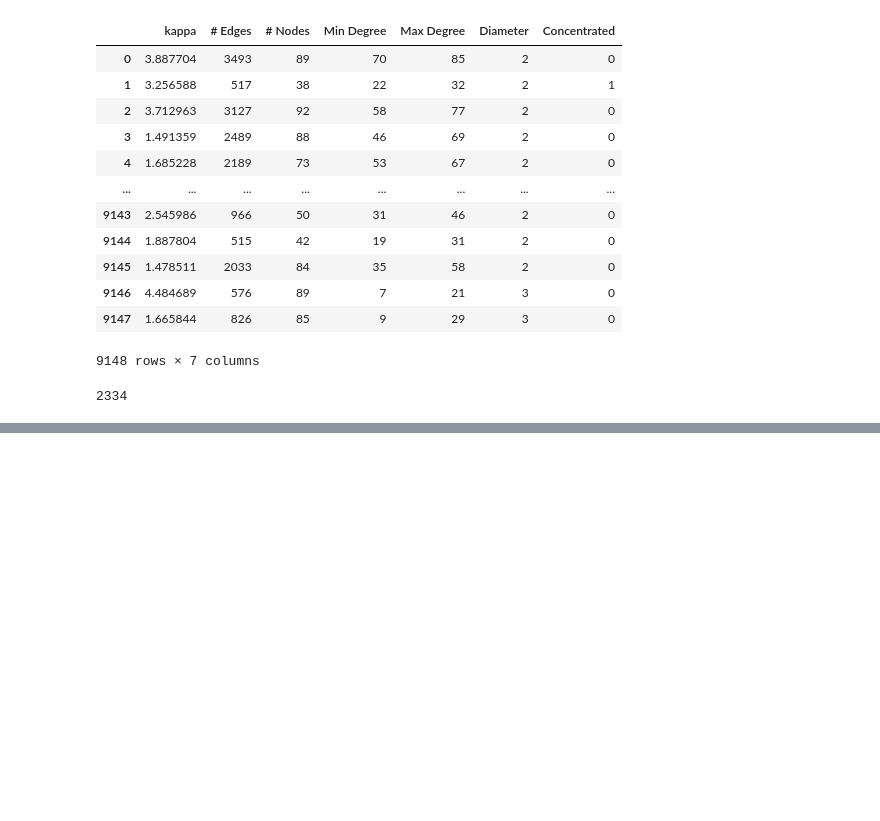
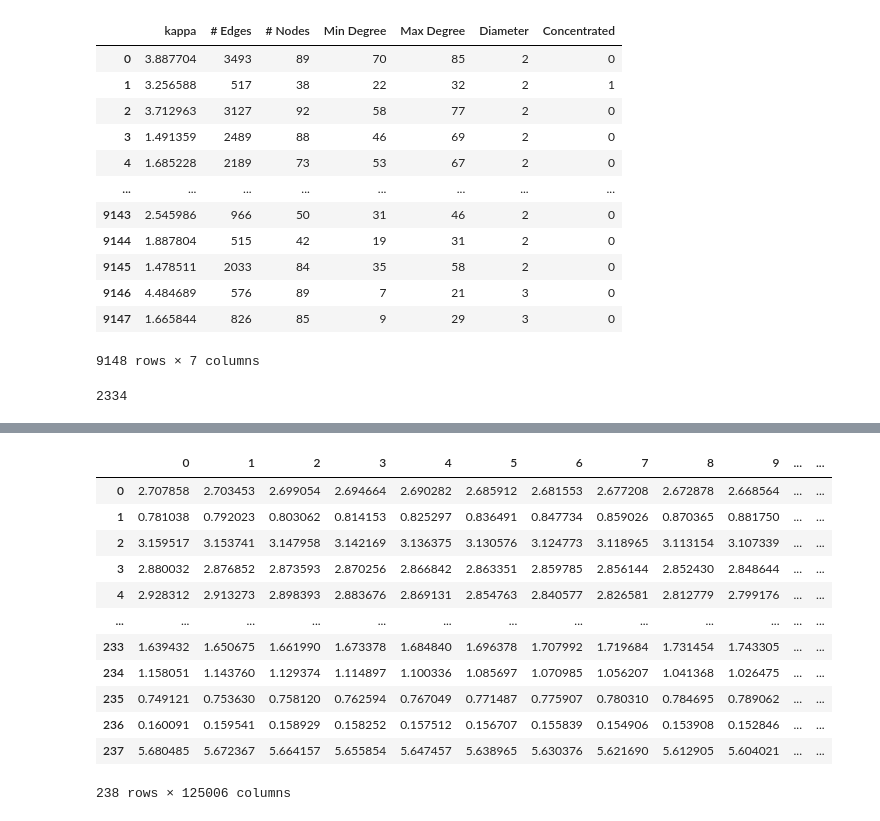
Before and after one commit to BryaneX455/reu2022, a Jupyter notebook: Kuramoto Model/kuramoto_DBgen.ipynb, the cells around one changed output, grey strips where cells are left out. Cells and saved outputs as stored; diff of their text form; code cells hidden in the pictures; blank space fills up the shorter version.

```diff
--- a/Kuramoto Model/kuramoto_DBgen.ipynb
+++ b/Kuramoto Model/kuramoto_DBgen.ipynb
@@ -139,7 +149,7 @@ sum(df_ER['Concentrated'])
 path = f'./datasets/erdosrenyi_{half_sync}'
 df_ER.to_csv(path)
 # %%
-def gen_KM(r, num_samples, half_sync=False):
+def gen_KM(r, num_samples, random_K=True, half_sync=False):
     """
 
     """
@@ -151,10 +161,16 @@ def gen_KM(r, num_samples, half_sync=False):
         temp = pd.DataFrame() # Dynamics df
 
         nodes = 500
+
+        ######################################
         neighbors = int(random.uniform(1, 25))
+        ######################################
+
         probability = random.uniform(0, 1)
         G = nx.newman_watts_strogatz_graph(nodes, neighbors, probability)
-        K = 1.96
+
+        if random_K: K = random.uniform(0.5, 4.5)
+        else: K = 1.96
 
         if nx.is_connected(G):
             # Number of Edges and Nodes
@@ -183,10 +199,9 @@ def gen_KM(r, num_samples, half_sync=False):
 
             df1.at[len(df1.index)] = [edges, nodes, dmin, dmax, diam, conc]
 
-            print(sim[:r,:].flatten(order='C').shape)
-            df2 = pd.DataFrame(sim[:r,:].flatten(order='C')).T
+            df2 = pd.DataFrame(sim[:,:r].flatten(order='C')).T
             temp = pd.concat([df2, df1], axis=1)
 
-            df = df.append(temp, ignore_index=True)
+            df = pd.concat([df, temp], ignore_index=True)
 
-    return temp
+    return df
@@ -203,0 +208,2 @@ int(random.uniform(1, 25))
+# %%
+KM500_250 = gen_KM(250, 250)
@@ -203,0 +223,16 @@ int(random.uniform(1, 25))
+# %%
+KM500_250
+# %% [output]
+|  | 0 | 1 | 2 | 3 | 4 | 5 | 6 | 7 | 8 | 9 | ... | ... |
+| 0 | 2.707858 | 2.703453 | 2.699054 | 2.694664 | 2.690282 | 2.685912 | 2.681553 | 2.677208 | 2.672878 | 2.668564 | ... | ... |
+| 1 | 0.781038 | 0.792023 | 0.803062 | 0.814153 | 0.825297 | 0.836491 | 0.847734 | 0.859026 | 0.870365 | 0.881750 | ... | ... |
+| 2 | 3.159517 | 3.153741 | 3.147958 | 3.142169 | 3.136375 | 3.130576 | 3.124773 | 3.118965 | 3.113154 | 3.107339 | ... | ... |
+| 3 | 2.880032 | 2.876852 | 2.873593 | 2.870256 | 2.866842 | 2.863351 | 2.859785 | 2.856144 | 2.852430 | 2.848644 | ... | ... |
+| 4 | 2.928312 | 2.913273 | 2.898393 | 2.883676 | 2.869131 | 2.854763 | 2.840577 | 2.826581 | 2.812779 | 2.799176 | ... | ... |
+| ... | ... | ... | ... | ... | ... | ... | ... | ... | ... | ... | ... | ... |
+| 233 | 1.639432 | 1.650675 | 1.661990 | 1.673378 | 1.684840 | 1.696378 | 1.707992 | 1.719684 | 1.731454 | 1.743305 | ... | ... |
+| 234 | 1.158051 | 1.143760 | 1.129374 | 1.114897 | 1.100336 | 1.085697 | 1.070985 | 1.056207 | 1.041368 | 1.026475 | ... | ... |
+| 235 | 0.749121 | 0.753630 | 0.758120 | 0.762594 | 0.767049 | 0.771487 | 0.775907 | 0.780310 | 0.784695 | 0.789062 | ... | ... |
+| 236 | 0.160091 | 0.159541 | 0.158929 | 0.158252 | 0.157512 | 0.156707 | 0.155839 | 0.154906 | 0.153908 | 0.152846 | ... | ... |
+| 237 | 5.680485 | 5.672367 | 5.664157 | 5.655854 | 5.647457 | 5.638965 | 5.630376 | 5.621690 | 5.612905 | 5.604021 | ... | ... |
+238 rows × 125006 columns
```
Also changed, not shown: parts of 13 cells of this notebook, 2 other files.
